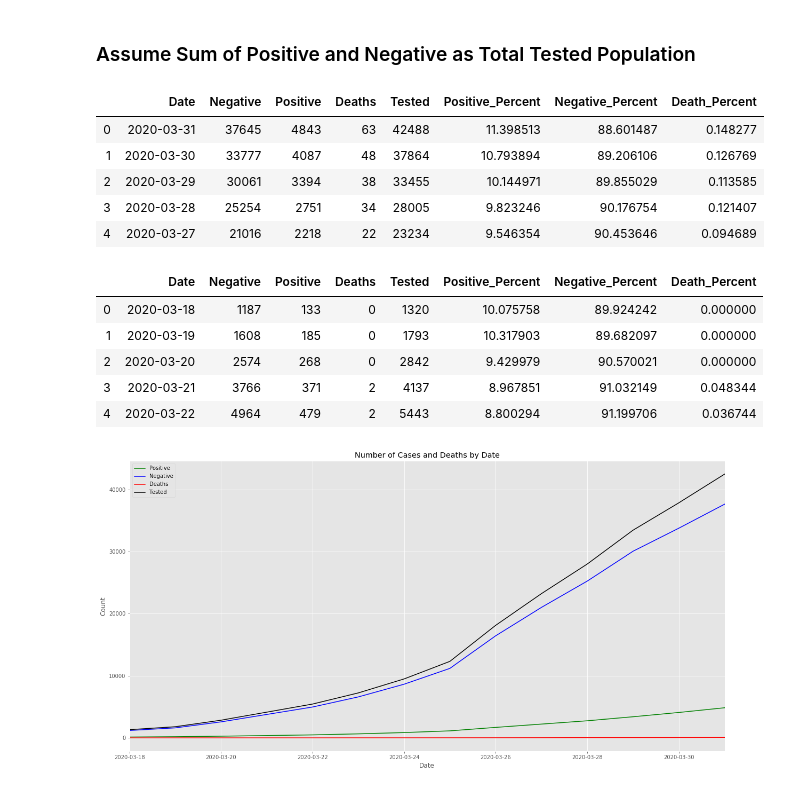
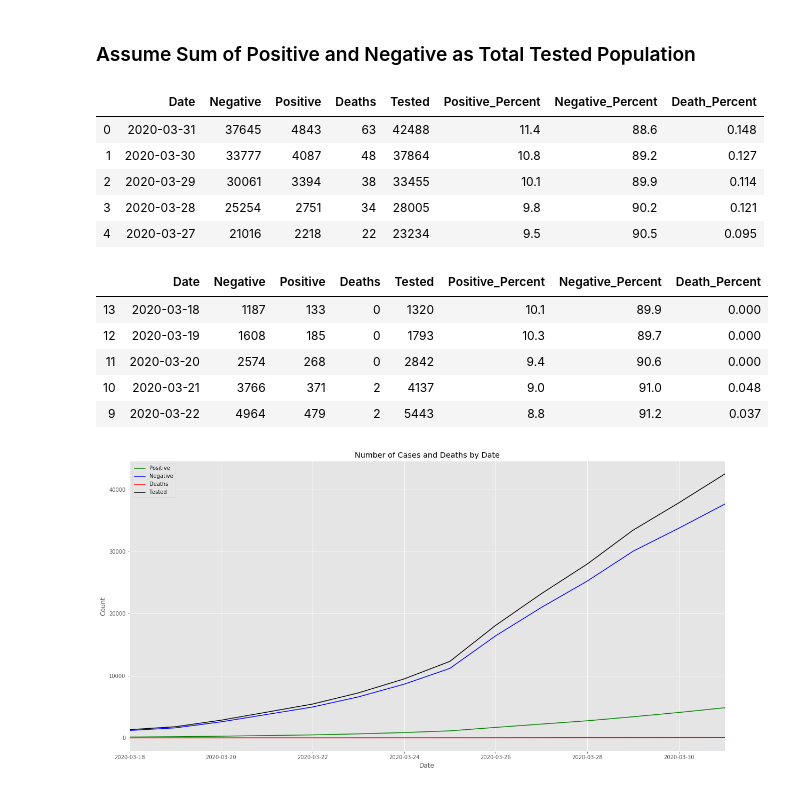
Before and after one commit to bchan01/covid-19-data-analysis, a Jupyter notebook: data-analysis.ipynb, the cells around one changed output. Cells and saved outputs as stored; diff of their text form; code cells hidden in the pictures.

```diff
--- a/data-analysis.ipynb
+++ b/data-analysis.ipynb
@@ -23,27 +23,27 @@ df.head(5)
 # %%
 # Sum of Positive and Negative as Total Tested Population
 df['Tested'] = df['Positive'] + df['Negative']
-df['Positive_Percent'] = 100*df['Positive']/df['Tested']
-df['Negative_Percent'] = 100*df['Negative']/ df['Tested']
-df['Death_Percent'] = 100*df['Deaths']/ df['Tested']
+df['Positive_Percent'] = round(100*df['Positive']/df['Tested'], 1)
+df['Negative_Percent'] = round(100*df['Negative']/ df['Tested'], 1)
+df['Death_Percent'] = round(100*df['Deaths']/ df['Tested'], 3)
 df.head(5)
 # %% [output]
 |  | Date | Negative | Positive | Deaths | Tested | Positive_Percent | Negative_Percent | Death_Percent |
-| 0 | 2020-03-31 | 37645 | 4843 | 63 | 42488 | 11.398513 | 88.601487 | 0.148277 |
-| 1 | 2020-03-30 | 33777 | 4087 | 48 | 37864 | 10.793894 | 89.206106 | 0.126769 |
-| 2 | 2020-03-29 | 30061 | 3394 | 38 | 33455 | 10.144971 | 89.855029 | 0.113585 |
-| 3 | 2020-03-28 | 25254 | 2751 | 34 | 28005 | 9.823246 | 90.176754 | 0.121407 |
-| 4 | 2020-03-27 | 21016 | 2218 | 22 | 23234 | 9.546354 | 90.453646 | 0.094689 |
+| 0 | 2020-03-31 | 37645 | 4843 | 63 | 42488 | 11.4 | 88.6 | 0.148 |
+| 1 | 2020-03-30 | 33777 | 4087 | 48 | 37864 | 10.8 | 89.2 | 0.127 |
+| 2 | 2020-03-29 | 30061 | 3394 | 38 | 33455 | 10.1 | 89.9 | 0.114 |
+| 3 | 2020-03-28 | 25254 | 2751 | 34 | 28005 | 9.8 | 90.2 | 0.121 |
+| 4 | 2020-03-27 | 21016 | 2218 | 22 | 23234 | 9.5 | 90.5 | 0.095 |
 # %%
-df = df.sort_values('Date', ascending = True).reset_index(drop=True)
+df = df.sort_values('Date', ascending = True)
 df.head(5)
 # %% [output]
 |  | Date | Negative | Positive | Deaths | Tested | Positive_Percent | Negative_Percent | Death_Percent |
-| 0 | 2020-03-18 | 1187 | 133 | 0 | 1320 | 10.075758 | 89.924242 | 0.000000 |
-| 1 | 2020-03-19 | 1608 | 185 | 0 | 1793 | 10.317903 | 89.682097 | 0.000000 |
-| 2 | 2020-03-20 | 2574 | 268 | 0 | 2842 | 9.429979 | 90.570021 | 0.000000 |
-| 3 | 2020-03-21 | 3766 | 371 | 2 | 4137 | 8.967851 | 91.032149 | 0.048344 |
-| 4 | 2020-03-22 | 4964 | 479 | 2 | 5443 | 8.800294 | 91.199706 | 0.036744 |
+| 13 | 2020-03-18 | 1187 | 133 | 0 | 1320 | 10.1 | 89.9 | 0.000 |
+| 12 | 2020-03-19 | 1608 | 185 | 0 | 1793 | 10.3 | 89.7 | 0.000 |
+| 11 | 2020-03-20 | 2574 | 268 | 0 | 2842 | 9.4 | 90.6 | 0.000 |
+| 10 | 2020-03-21 | 3766 | 371 | 2 | 4137 | 9.0 | 91.0 | 0.048 |
+| 9 | 2020-03-22 | 4964 | 479 | 2 | 5443 | 8.8 | 91.2 | 0.037 |
 # %%
 style.use('ggplot')
 ax = plt.gca()
```
Also changed, not shown: parts of 6 cells of this notebook.
